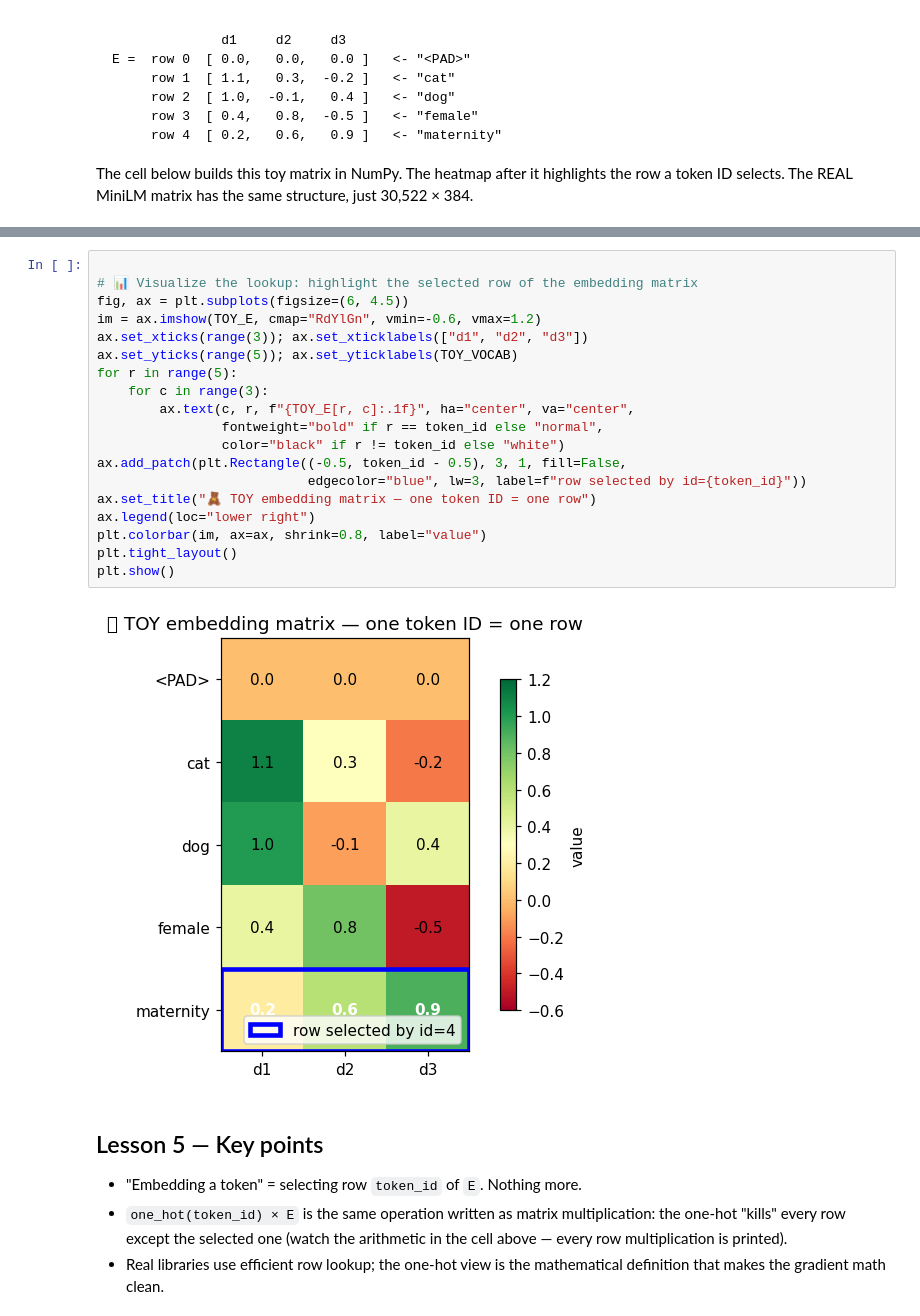
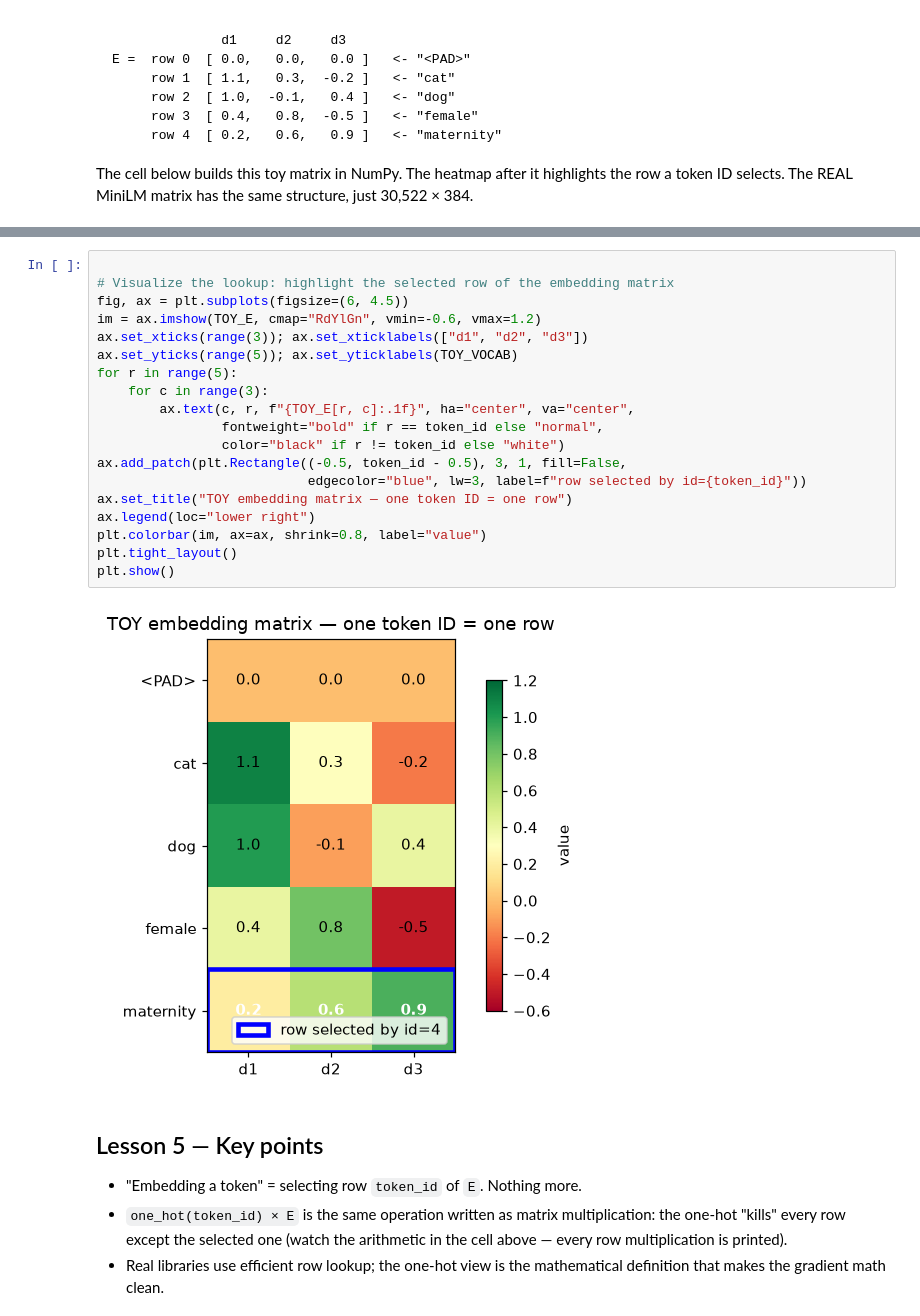
Before and after one commit to AjmalDanish/mini-rag-learning-lab, a Jupyter notebook: Mini_RAG_Learning_Lab.ipynb, the cells around one changed output, grey strips where cells are left out. Saved outputs shown, nothing was run; the diff lists cells and outputs as text.

```diff
--- a/Mini_RAG_Learning_Lab.ipynb
+++ b/Mini_RAG_Learning_Lab.ipynb
@@ -701,25 +707,25 @@ one_hot(4) × E  =  one row-sum at a time:
    and disappears. That is ALL a token ID does: it selects one row.
 # %%
 
-# 📊 Visualize the lookup: highlight the selected row of the embedding matrix
+# Visualize the lookup: highlight the selected row of the embedding matrix
 fig, ax = plt.subplots(figsize=(6, 4.5))
 im = ax.imshow(TOY_E, cmap="RdYlGn", vmin=-0.6, vmax=1.2)
 ax.set_xticks(range(3)); ax.set_xticklabels(["d1", "d2", "d3"])
 ax.set_yticks(range(5)); ax.set_yticklabels(TOY_VOCAB)
 for r in range(5):
     for c in range(3):
         ax.text(c, r, f"{TOY_E[r, c]:.1f}", ha="center", va="center",
                 fontweight="bold" if r == token_id else "normal",
                 color="black" if r != token_id else "white")
 ax.add_patch(plt.Rectangle((-0.5, token_id - 0.5), 3, 1, fill=False,
                            edgecolor="blue", lw=3, label=f"row selected by id={token_id}"))
-ax.set_title("🧸 TOY embedding matrix — one token ID = one row")
+ax.set_title("TOY embedding matrix — one token ID = one row")
 ax.legend(loc="lower right")
 plt.colorbar(im, ax=ax, shrink=0.8, label="value")
 plt.tight_layout()
 plt.show()
 # %% [output]
-[figure, old version]
+[figure, new version]
 # %% [markdown]
 ## Lesson 5 — Key points
 
```
Also changed, not shown: parts of 45 cells of this notebook, 1 other file.
